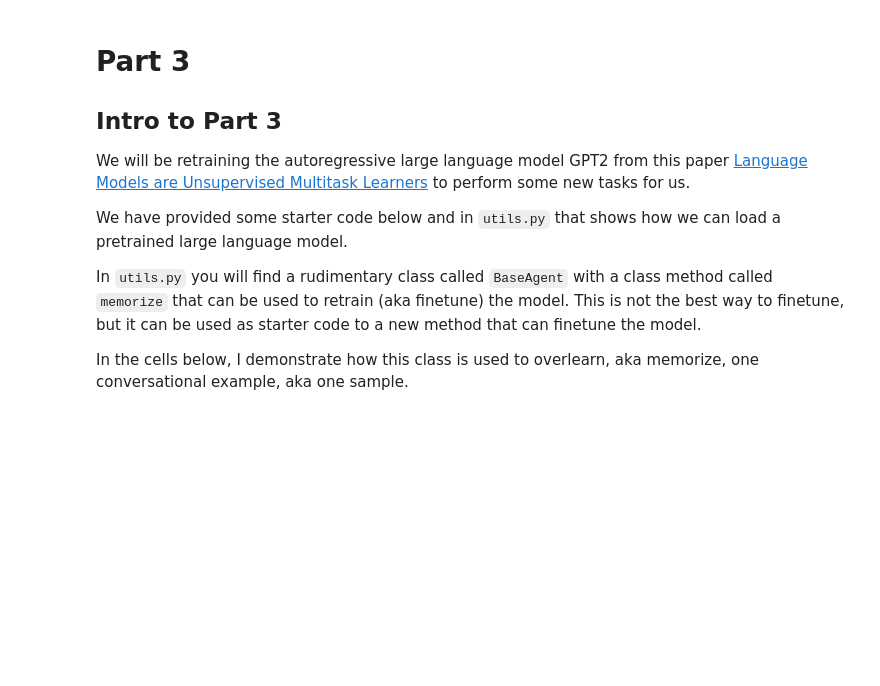
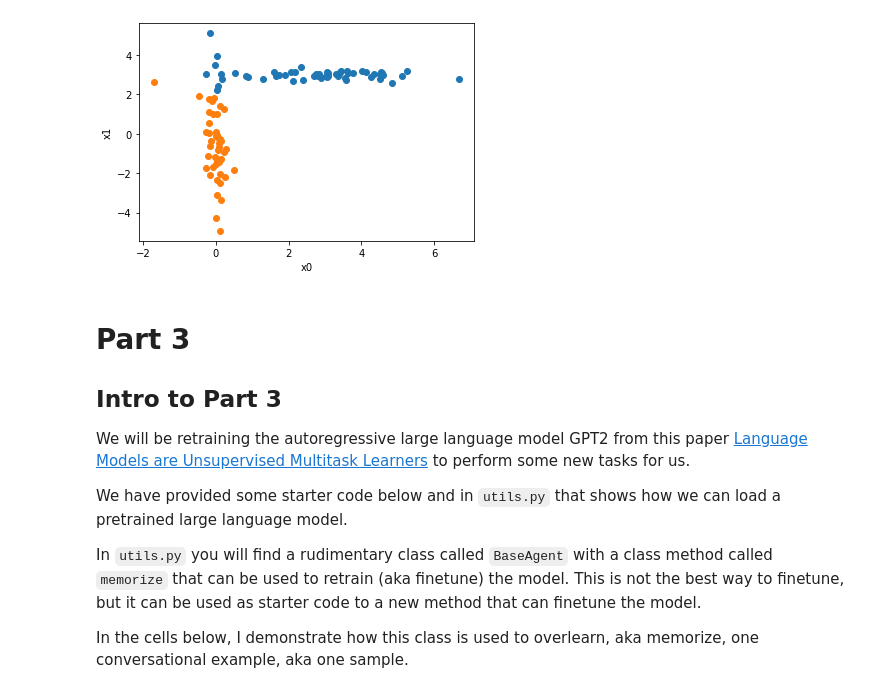
Before and after one commit to erin-vu/ccassessment, a Jupyter notebook: START_PROJECT.ipynb, the cells around one changed output. Drawn from its saved outputs; the diff is of its cells as text; code cells hidden in the pictures; blank space fills up the shorter version.

Commit message:
completed part 1 and 2

```diff
--- a/START_PROJECT.ipynb
+++ b/START_PROJECT.ipynb
@@ -59,50 +93,19 @@ Add Comments `#like this ` to show where the changes you made are, and to explai
 # %%
-# Part 2:
-
-def kmeans(x, k, no_of_iterations):
-
-    """ Function to implement k-means clustering
-    # x is a (num_samples, 2) numpy array
-    # k is number of clusters
-    # no_of_iterations is the number of iterations to run k means
-    """
-
-    # Randomly choose initial Centroids
-    idx = np.random.choice(len(x), k, replace=False)
-
-    centroids = x[idx, :]
-    distances = cdist(x, centroids ,'euclidean')
-    points = np.array([np.argmax(i) for i in distances])
-
-    # main loop
-    for _ in range(no_of_iterations):
-
-        centroids = []
-
-        for idx in range(k):
-
-            temp_cent = x[points==idx].mean(axis=1)
-            centroids.append(temp_cent)
-            centroids = np.vstack(centroids)
-            distances = cdist(x, centroids ,'euclidean')
-
-        points = np.array([np.argmax(i) for i in distances])
-
-    return points
-
 # use function
 points = kmeans(x,k=2,no_of_iterations=10)
 
 # assign clusters
 cluster1 = x[points==0]
 cluster2 = x[points==1]
 
 # Plot the data in labeled clusters
 plt.scatter(cluster1[:, 0], cluster1[:, 1])
 plt.scatter(cluster2[:, 0], cluster2[:, 1])
 plt.xlabel("x0")
 plt.ylabel("x1")
 plt.show()
+# %% [output]
+[figure, added]
 # %% [markdown]
 # Part 3
 
```
Also changed, not shown: parts of 10 cells of this notebook.
